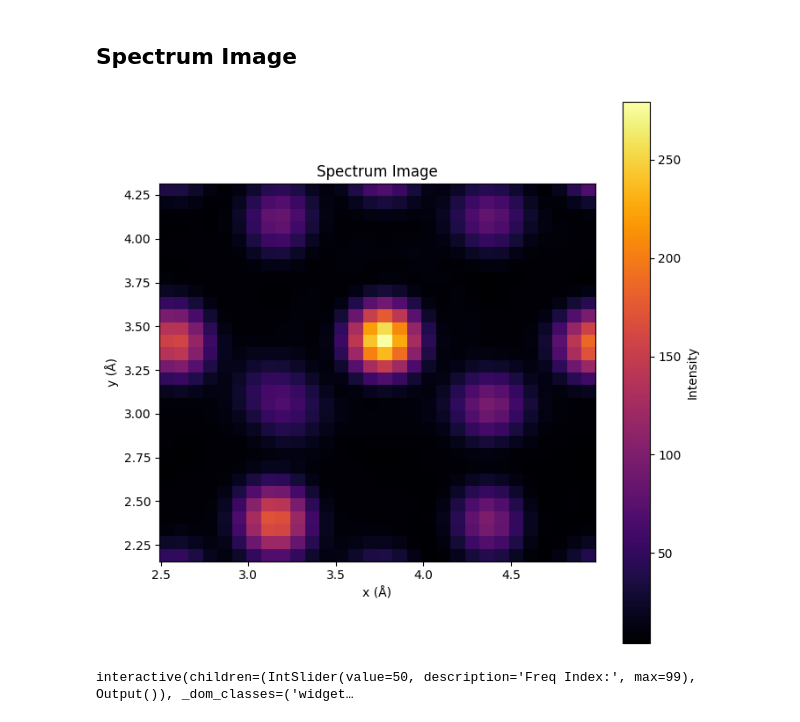
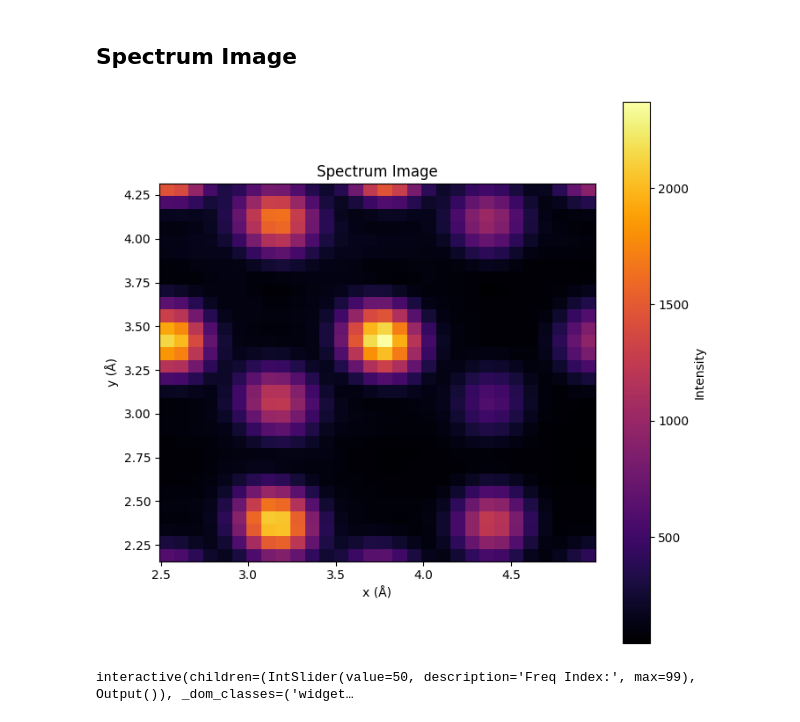
Before and after one commit to h-walk/PySlice, a Jupyter notebook: src/unittests/example.ipynb, the cells around one changed output. Drawn from its saved outputs; the diff is of its cells as text; code cells hidden in the pictures.

Commit message:
updated methods of tacaw_data_per_probe.py and example to use new features

```diff
--- a/src/unittests/example.ipynb
+++ b/src/unittests/example.ipynb
@@ -374,28 +375,28 @@ trajectory=trajectory.slice_positions([0,5*a],[0,5*b])
 
 xy=probe_grid([a,3*a],[b,3*b],30,30)
 
-calculator=MultisliceCalculator()
+calculator=MultisliceCalculatorMemoryEfficient()
 calculator.setup(trajectory,aperture=30,probe_positions=xy,voltage_eV=100e3,sampling=.1,slice_thickness=.5)
-exitwaves = calculator.run()
+tacaw = calculator.run()
 
-tacaw=TACAWData(exitwaves)
+#tacaw=TACAWData(exitwaves)
 # %%
 # Get spectrum image at this frequency
-spec_img = tacaw.spectrum_image(20)
+spec_img = tacaw.spectrum_image(2)
 # Reshape to match your probe grid (30x30)
 spec_img_2d = spec_img.reshape(30, 30)
 # Plot
 fig, ax = plt.subplots(figsize=(8, 8))
 im = ax.imshow(spec_img_2d, cmap="inferno",
                extent=[a, 2*a, b, 2*b],
                origin='lower', aspect='equal')
 ax.set_xlabel('x (Å)')
 ax.set_ylabel('y (Å)')
 ax.set_title(f'Spectrum Image')
 plt.colorbar(im, label='Intensity')
 plt.show()
 # %% [output]
-[figure, old version]
+[figure, new version]
 # %%
 from ipywidgets import interact, IntSlider
 def spectrum_image_viewer(tacaw, grid_shape=(30, 30), extent=[a, 2*a, b, 2*b]):
```
Also changed, not shown: parts of 7 cells of this notebook, 1 other file.
